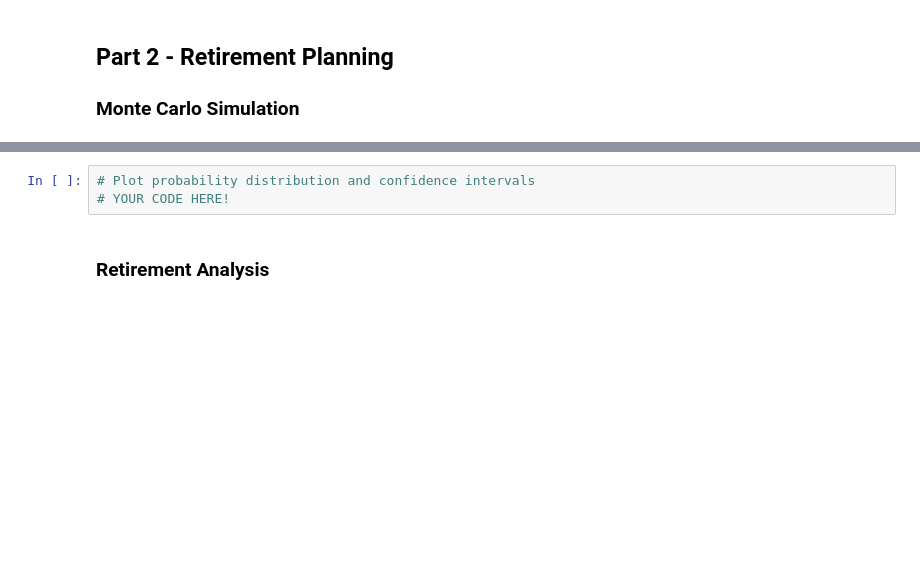
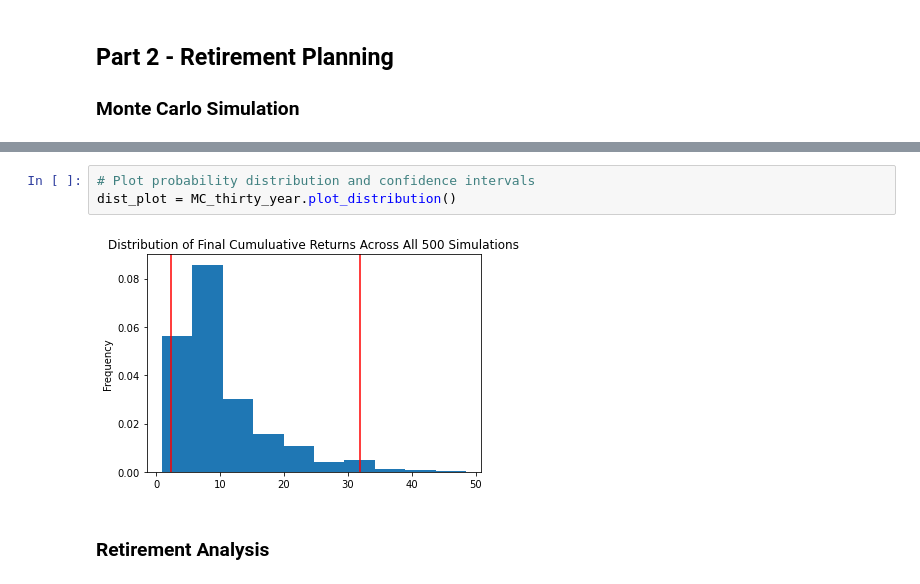
Before and after one commit to JamelBoyer/J_Boyer_Bootcamp, a Jupyter notebook: 02-Homework/05-APIs/Instructions/Starter_Code/financial-planner.ipynb, the cells around one changed output, grey strips where cells are left out. Drawn from its saved outputs; the diff is of its cells as text; blank space fills up the shorter version.

```diff
--- a/02-Homework/05-APIs/Instructions/Starter_Code/financial-planner.ipynb
+++ b/02-Homework/05-APIs/Instructions/Starter_Code/financial-planner.ipynb
@@ -279,6 +364,8 @@ df_stock_data.head()
 # %%
 # Plot probability distribution and confidence intervals
-# YOUR CODE HERE!
+dist_plot = MC_thirty_year.plot_distribution()
+# %% [output]
+[figure, added]
 # %% [markdown]
 ### Retirement Analysis
 # %%
```
Also changed, not shown: parts of 21 cells of this notebook.
